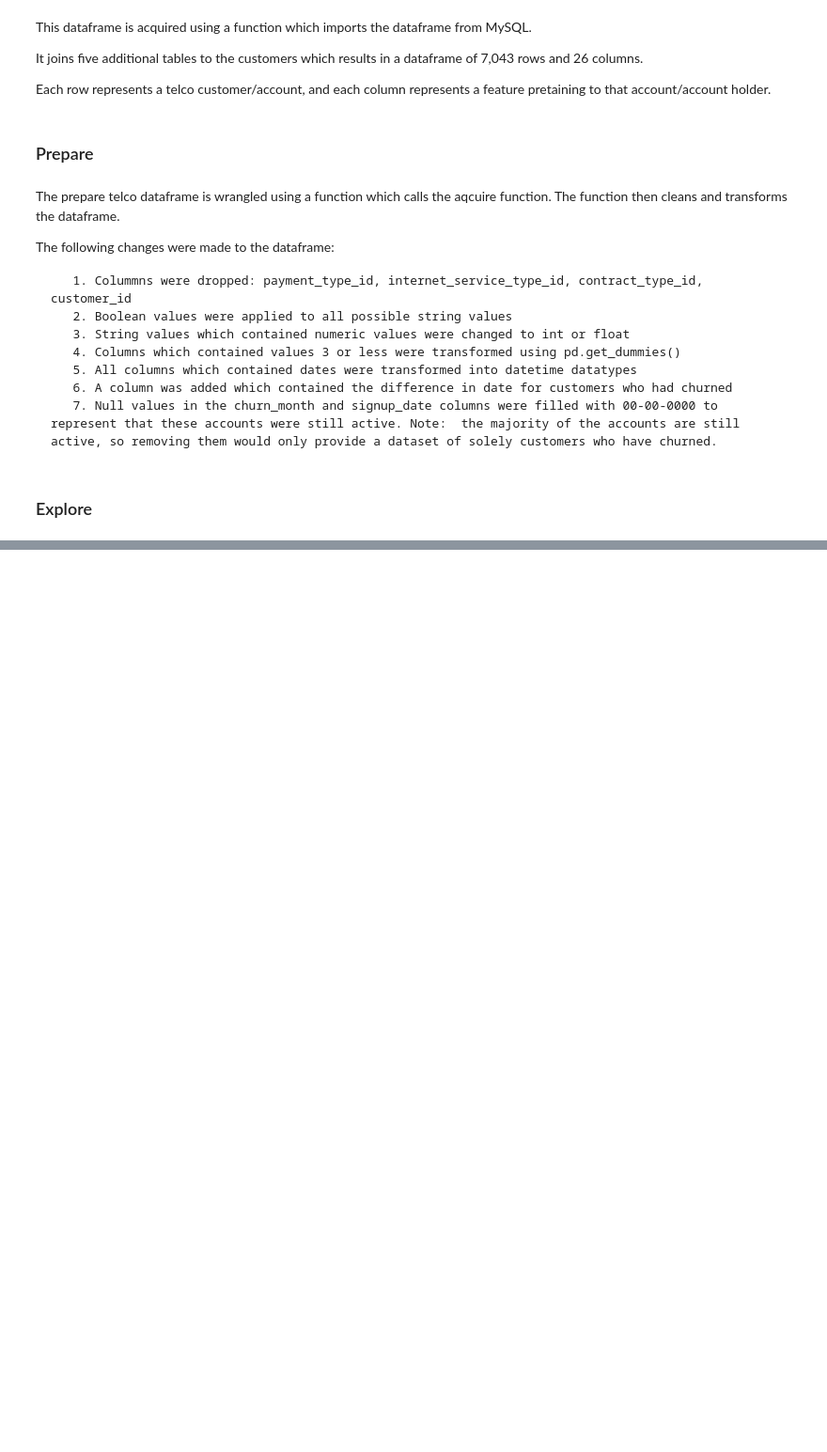
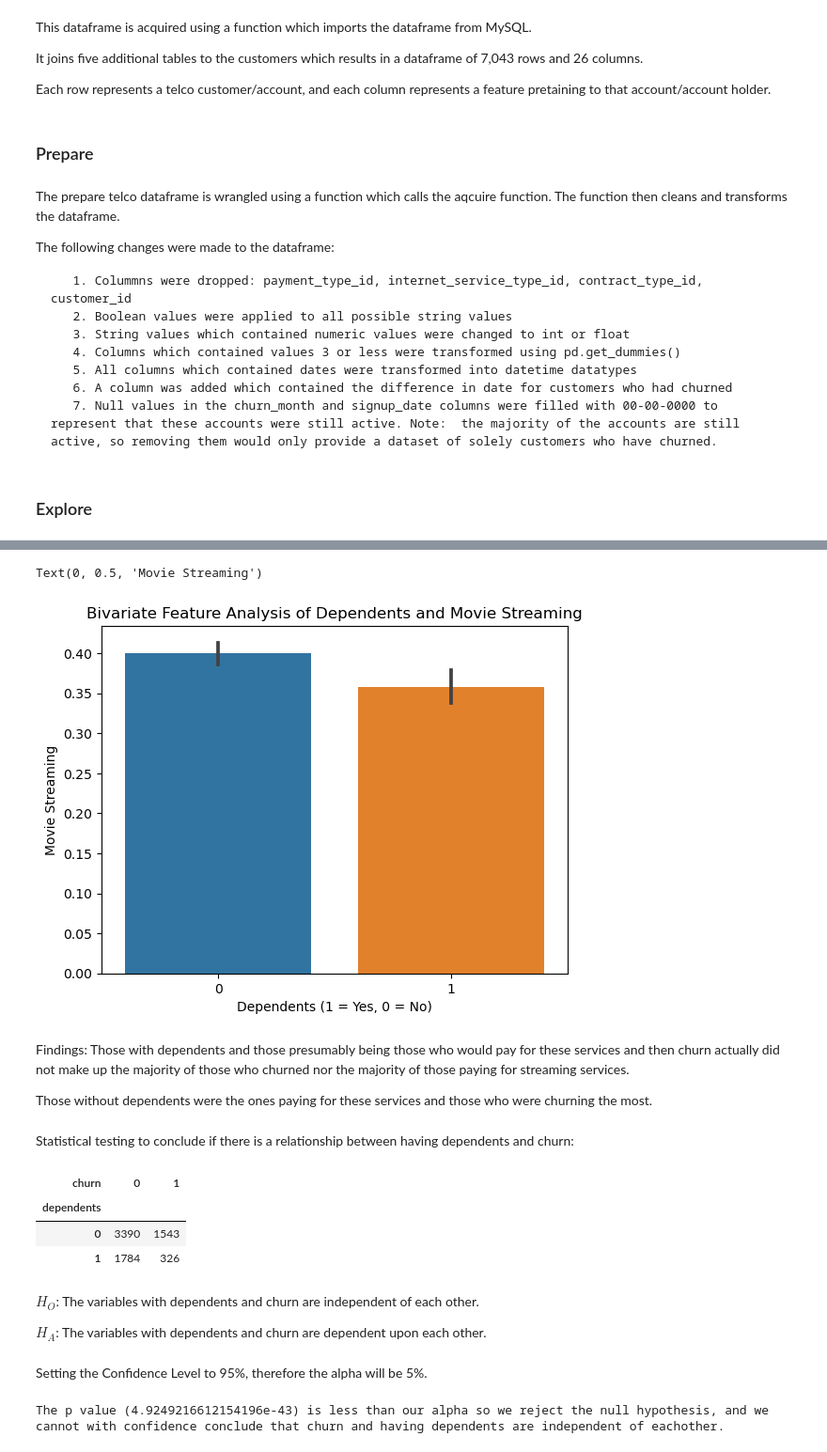
Before and after one commit to caroline-miller0921/telco_classification_report, a Jupyter notebook: classification_report.ipynb, the cells around one changed output, grey strips where cells are left out. Shown at 94% size. Saved outputs shown, nothing was run; the diff lists cells and outputs as text; code cells hidden in the pictures; blank space fills up the shorter version.

```diff
--- a/classification_report.ipynb
+++ b/classification_report.ipynb
@@ -88,0 +129,26 @@ memory usage: 1.4+ MB
+# %%
+sns.barplot(data = ct, x = 'dependents', y = 'streaming_movies', )
+plt.title('Bivariate Feature Analysis of Dependents and Movie Streaming')
+plt.xlabel('Dependents (1 = Yes, 0 = No)')
+plt.ylabel('Movie Streaming')
+# %% [output]
+Text(0, 0.5, 'Movie Streaming')
+[figure, added]
+# %% [markdown]
+Findings:  Those with dependents and those presumably being those who would pay for these services and then churn actually did not make up the majority of those who churned nor the majority of those paying for streaming services.
+
+Those without dependents were the ones paying for these services and those who were churning the most.
+# %% [markdown]
+Statistical testing to conclude if there is a relationship between having dependents and churn:
+# %%
+observed = pd.crosstab(ct.dependents, ct.churn)
+observed
+# %% [output]
+| churn | 0 | 1 |
+| dependents |  |  |
+| 0 | 3390 | 1543 |
+| 1 | 1784 | 326 |
+# %% [markdown]
+$H_O$: The variables with dependents and churn are independent of each other.
+
+$H_A$: The variables with dependents and churn are dependent upon each other.
@@ -88,0 +157,2 @@ memory usage: 1.4+ MB
+# %% [markdown]
+Setting the Confidence Level to 95%, therefore the alpha will be 5%.
@@ -88,0 +161,7 @@ memory usage: 1.4+ MB
+# %%
+if p < α:
+    print(f'The p value ({p}) is less than our alpha so we reject the null hypothesis, and we cannot with confidence conclude that churn and having dependents are independent of eachother.')
+else:
+    print(f'The p value ({p} is greater than or equal to the alpha, and therefore we fail to reject the null hypothesis and can say with confident that churn and having dependents are independent variables.')
+# %% [output]
+The p value (4.9249216612154196e-43) is less than our alpha so we reject the null hypothesis, and we cannot with confidence conclude that churn and having dependents are independent of eachother.
```
Also changed, not shown: parts of 74 cells of this notebook, 3 other files.
